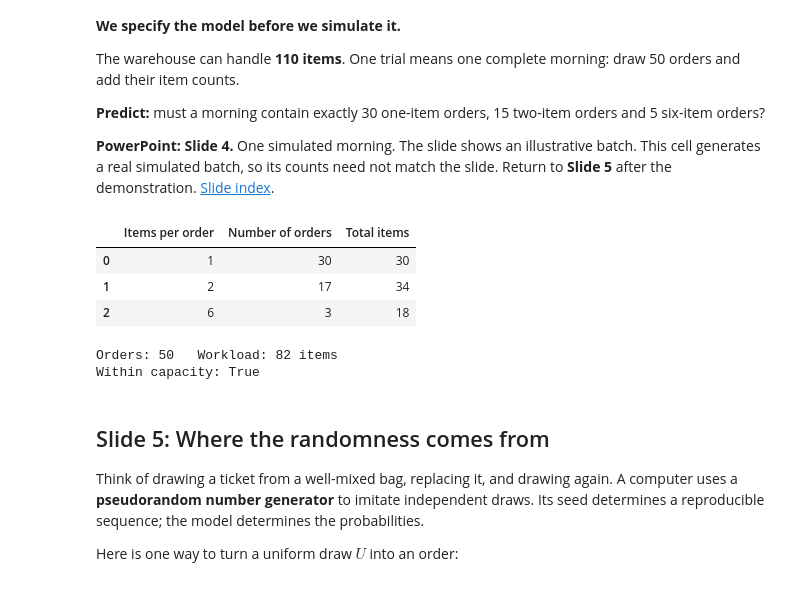
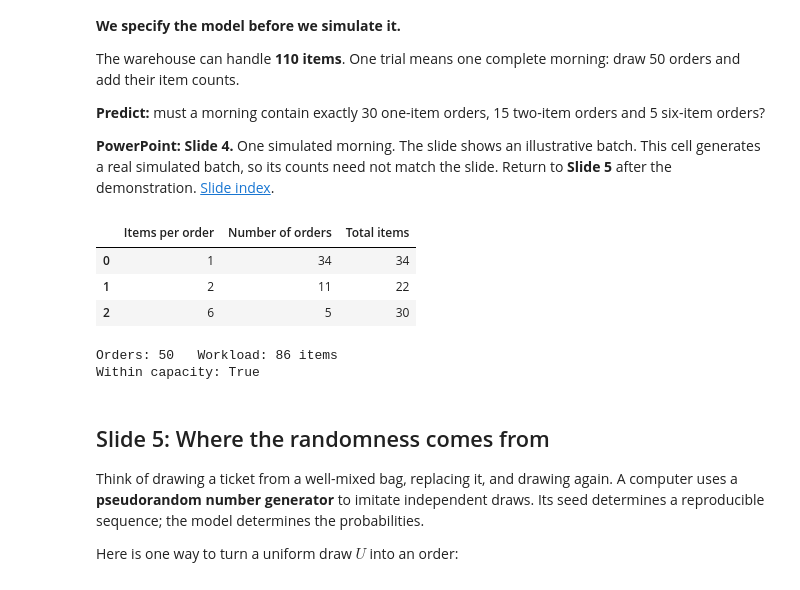
Before and after one commit to RBrooksDK/SMP1_26, a Jupyter notebook: 06_Random_Sampling_Monte_Carlo_and_Limit_Theorems/SMP1_26_session06_live_lecture.ipynb, the cells around one changed output. Drawn from its saved outputs; the diff is of its cells as text; code cells hidden in the pictures.

```diff
--- a/06_Random_Sampling_Monte_Carlo_and_Limit_Theorems/SMP1_26_session06_live_lecture.ipynb
+++ b/06_Random_Sampling_Monte_Carlo_and_Limit_Theorems/SMP1_26_session06_live_lecture.ipynb
@@ -62,27 +62,27 @@ and 5 six-item orders?
 # %%
 # PowerPoint: Slide 4 — One simulated morning
 # After this demonstration: return to Slide 5.
 # The baseline model, shared by the warehouse demonstrations.
 ORDER_VALUES = np.array([1, 2, 6])
 ORDER_PROBS = np.array([0.60, 0.30, 0.10])
 ORDERS_PER_MORNING = 50
 CAPACITY = 110
 
-rng_one = np.random.default_rng(6)
+rng_one = np.random.default_rng()
 one_morning = rng_one.choice(ORDER_VALUES, size=ORDERS_PER_MORNING,
                             p=ORDER_PROBS)
 counts = np.array([(one_morning == x).sum() for x in ORDER_VALUES])
 display(pd.DataFrame({"Items per order": ORDER_VALUES,
                       "Number of orders": counts,
                       "Total items": ORDER_VALUES * counts}))
 print(f"Orders: {counts.sum()}   Workload: {one_morning.sum()} items")
 print(f"Within capacity: {one_morning.sum() <= CAPACITY}")
 # %% [output]
 |  | Items per order | Number of orders | Total items |
-| 0 | 1 | 30 | 30 |
-| 1 | 2 | 17 | 34 |
-| 2 | 6 | 3 | 18 |
+| 0 | 1 | 34 | 34 |
+| 1 | 2 | 11 | 22 |
+| 2 | 6 | 5 | 30 |
-Orders: 50   Workload: 82 items
+Orders: 50   Workload: 86 items
 Within capacity: True
 # %% [markdown]
 ## Slide 5: Where the randomness comes from
```
Also changed, not shown: parts of 2 cells of this notebook, 1 other file.
